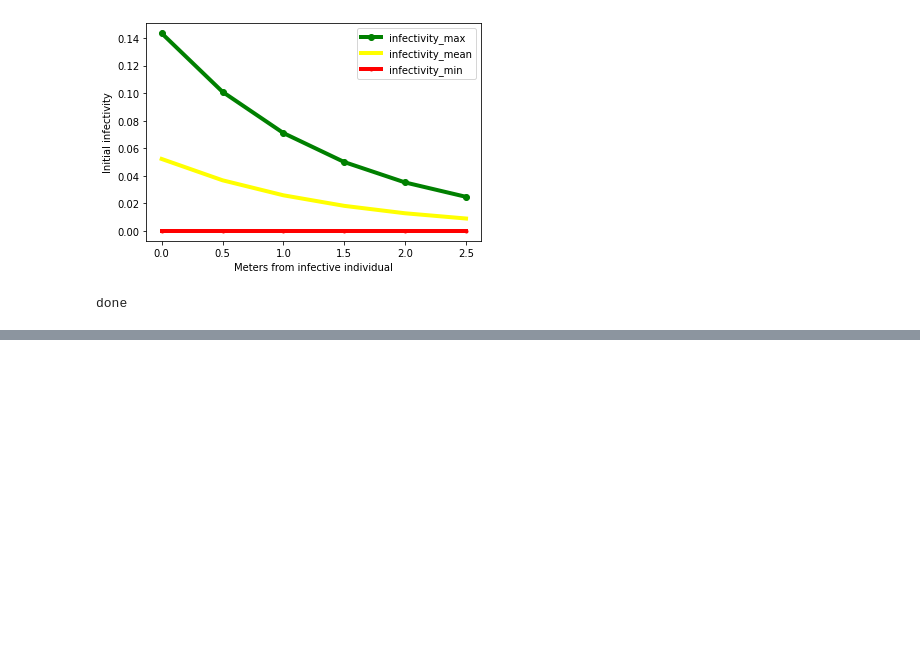
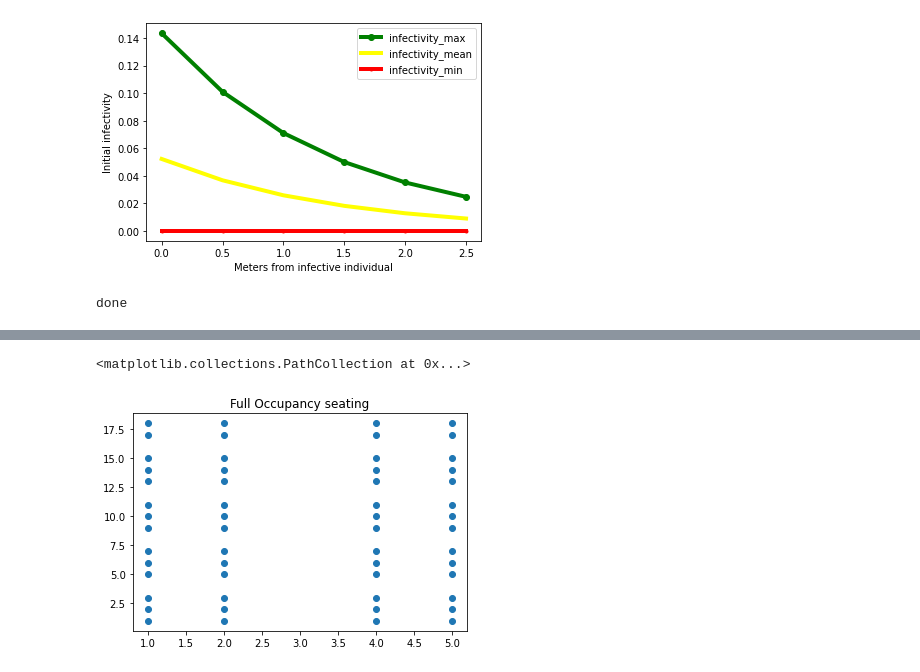
Before and after one commit to SonglingLu/OneRoomABM, a Jupyter notebook: notebooks/paper_functions_viz.ipynb, the cells around one changed output, grey strips where cells are left out. Cells and saved outputs as stored; diff of their text form; code cells hidden in the pictures; blank space fills up the shorter version.

```diff
--- a/notebooks/paper_functions_viz.ipynb
+++ b/notebooks/paper_functions_viz.ipynb
@@ -601,0 +603,12 @@ SyntaxError: invalid syntax (<ipython-input-92-6372d0b3c45c>, line 4)
+# %%
+
+x_arr2 = []
+y_arr2 = []
+for i in bus_flow_pos.items():
+    x_arr2.append(i[1][1])
+    y_arr2.append(i[1][0])
+plt.title('Full Occupancy seating')
+plt.scatter(x=x_arr2, y=y_arr2)
+# %% [output]
+<matplotlib.collections.PathCollection at 0x...>
+[figure, added]
```
Also changed, not shown: parts of 15 cells of this notebook, 13 other files.
